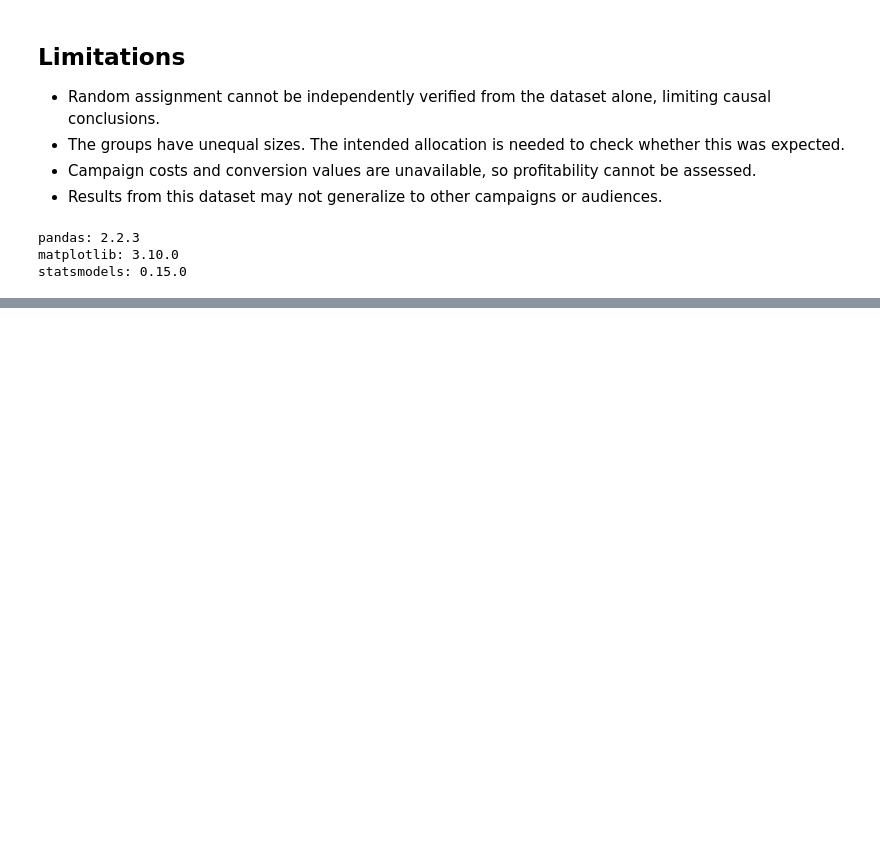
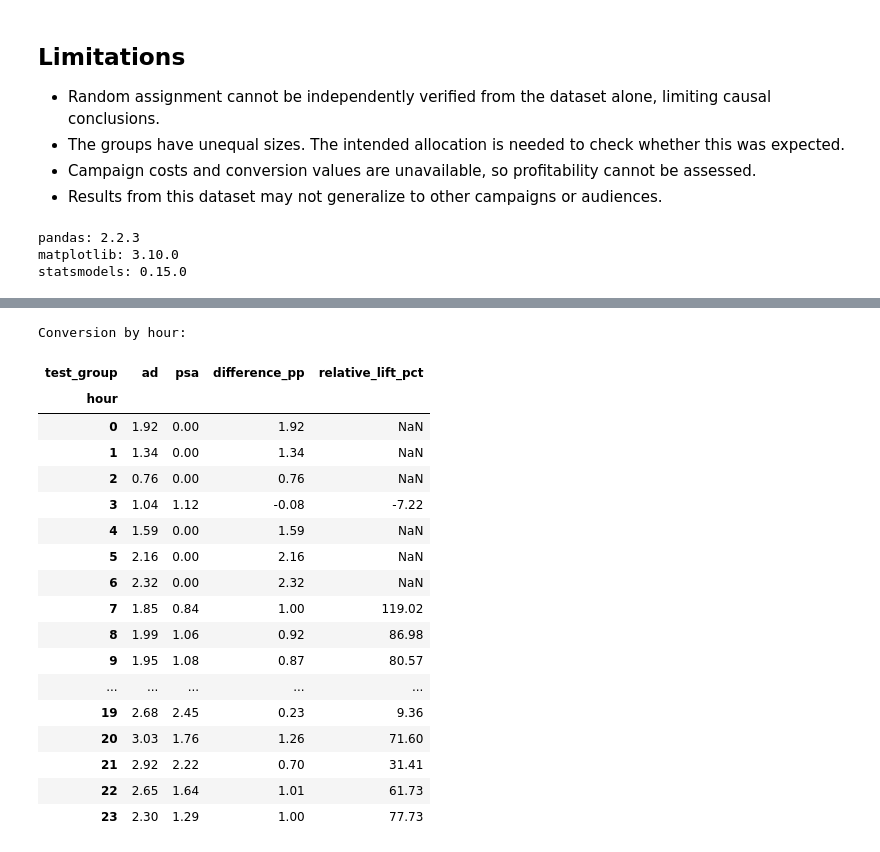
Before and after one commit to mehakgupta0406/marketing-ab-test-analysis, a Jupyter notebook: Marketing_ab_testing.ipynb, the cells around one changed output, grey strips where cells are left out. Cells and saved outputs as stored; diff of their text form; code cells hidden in the pictures; blank space fills up the shorter version.

```diff
--- a/Marketing_ab_testing.ipynb
+++ b/Marketing_ab_testing.ipynb
@@ -599,0 +614,24 @@ plt.show()
+# %%
+
+print("Conversion by hour:")
+display(hour_comparison.round(2))
+# %% [output]
+Conversion by hour:
+| test_group | ad | psa | difference_pp | relative_lift_pct |
+| hour |  |  |  |  |
+| 0 | 1.92 | 0.00 | 1.92 | NaN |
+| 1 | 1.34 | 0.00 | 1.34 | NaN |
+| 2 | 0.76 | 0.00 | 0.76 | NaN |
+| 3 | 1.04 | 1.12 | -0.08 | -7.22 |
+| 4 | 1.59 | 0.00 | 1.59 | NaN |
+| 5 | 2.16 | 0.00 | 2.16 | NaN |
+| 6 | 2.32 | 0.00 | 2.32 | NaN |
+| 7 | 1.85 | 0.84 | 1.00 | 119.02 |
+| 8 | 1.99 | 1.06 | 0.92 | 86.98 |
+| 9 | 1.95 | 1.08 | 0.87 | 80.57 |
+| ... | ... | ... | ... | ... |
+| 19 | 2.68 | 2.45 | 0.23 | 9.36 |
+| 20 | 3.03 | 1.76 | 1.26 | 71.60 |
+| 21 | 2.92 | 2.22 | 0.70 | 31.41 |
+| 22 | 2.65 | 1.64 | 1.01 | 61.73 |
+| 23 | 2.30 | 1.29 | 1.00 | 77.73 |
```
Also changed, not shown: parts of 34 cells of this notebook.
